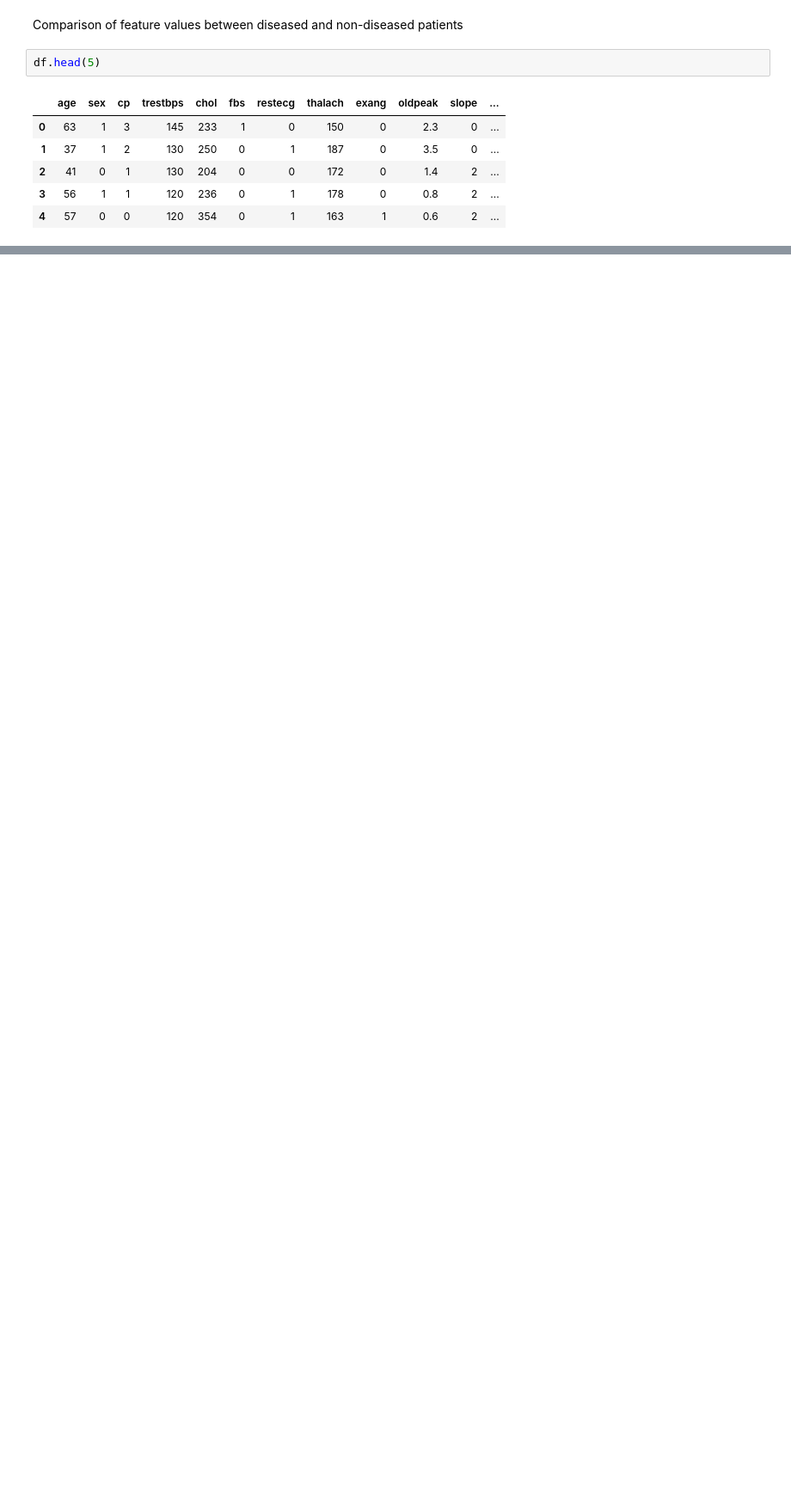
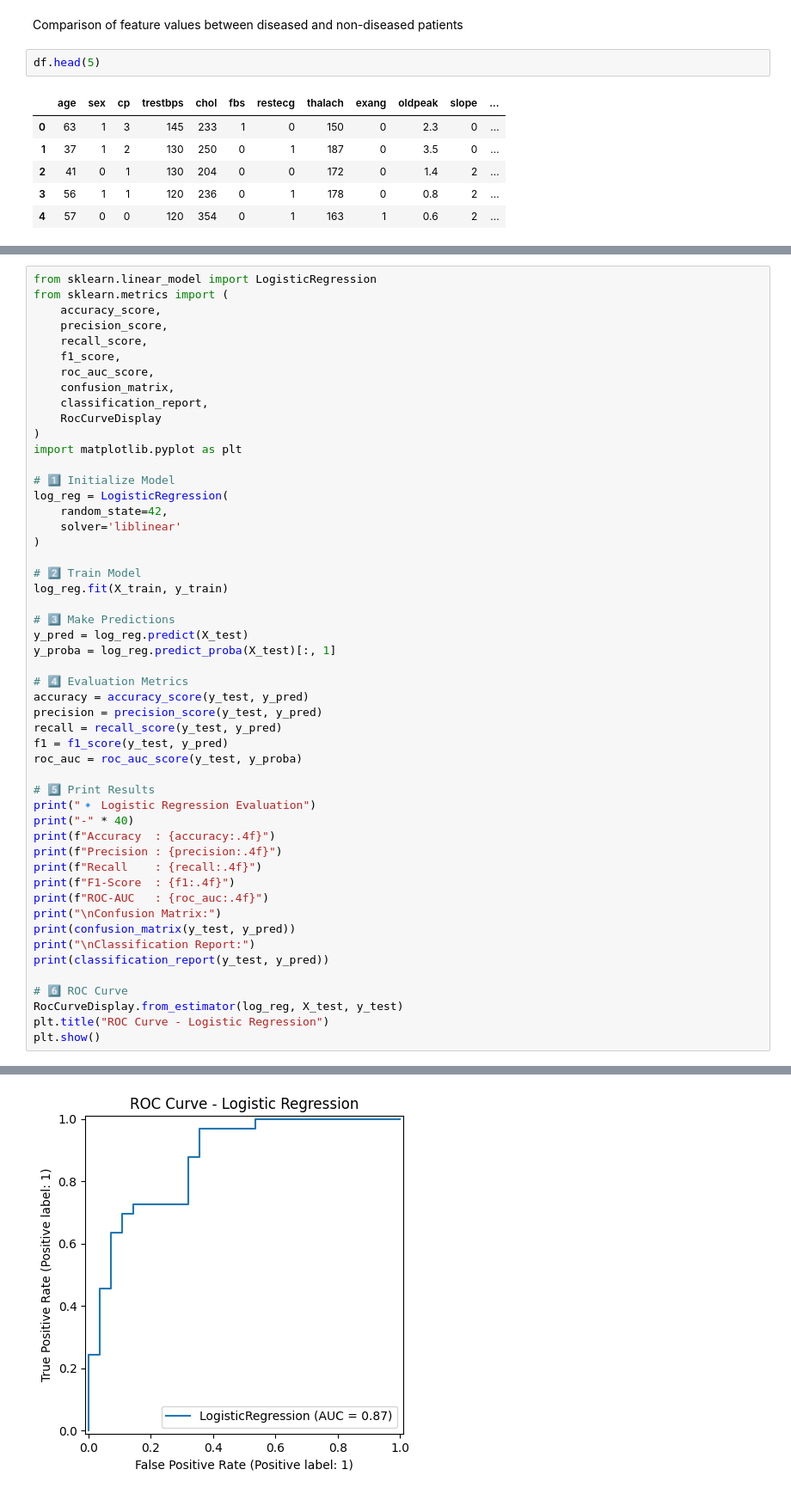
Before and after one commit to touhid0503/Heart_Disease_Diagnosis_Support_System, a Jupyter notebook: HDDSS.ipynb, the cells around one changed output, grey strips where cells are left out. Shown at 86% size. Cells and saved outputs as stored; diff of their text form; blank space fills up the shorter version.

Commit message:
Logistic Regression

```diff
--- a/HDDSS.ipynb
+++ b/HDDSS.ipynb
@@ -542,0 +545,52 @@ plt.show()
+# %%
+from sklearn.linear_model import LogisticRegression
+from sklearn.metrics import (
+    accuracy_score,
+    precision_score,
+    recall_score,
+    f1_score,
+    roc_auc_score,
+    confusion_matrix,
+    classification_report,
+    RocCurveDisplay
+)
+import matplotlib.pyplot as plt
+
+# 1️⃣ Initialize Model
+log_reg = LogisticRegression(
+    random_state=42,
+    solver='liblinear'
+)
+
+# 2️⃣ Train Model
+log_reg.fit(X_train, y_train)
+
+# 3️⃣ Make Predictions
+y_pred = log_reg.predict(X_test)
+y_proba = log_reg.predict_proba(X_test)[:, 1]
+
+# 4️⃣ Evaluation Metrics
+accuracy = accuracy_score(y_test, y_pred)
+precision = precision_score(y_test, y_pred)
+recall = recall_score(y_test, y_pred)
+f1 = f1_score(y_test, y_pred)
+roc_auc = roc_auc_score(y_test, y_proba)
+
+# 5️⃣ Print Results
+print("🔹 Logistic Regression Evaluation")
+print("-" * 40)
+print(f"Accuracy  : {accuracy:.4f}")
+print(f"Precision : {precision:.4f}")
+print(f"Recall    : {recall:.4f}")
+print(f"F1-Score  : {f1:.4f}")
+print(f"ROC-AUC   : {roc_auc:.4f}")
+print("\nConfusion Matrix:")
+print(confusion_matrix(y_test, y_pred))
+print("\nClassification Report:")
+print(classification_report(y_test, y_pred))
+
+# 6️⃣ ROC Curve
+RocCurveDisplay.from_estimator(log_reg, X_test, y_test)
+plt.title("ROC Curve - Logistic Regression")
+plt.show()
+# %% [output]
@@ -542,0 +614 @@ plt.show()
+[figure, added]
```
Also changed, not shown: parts of 10 cells of this notebook.
